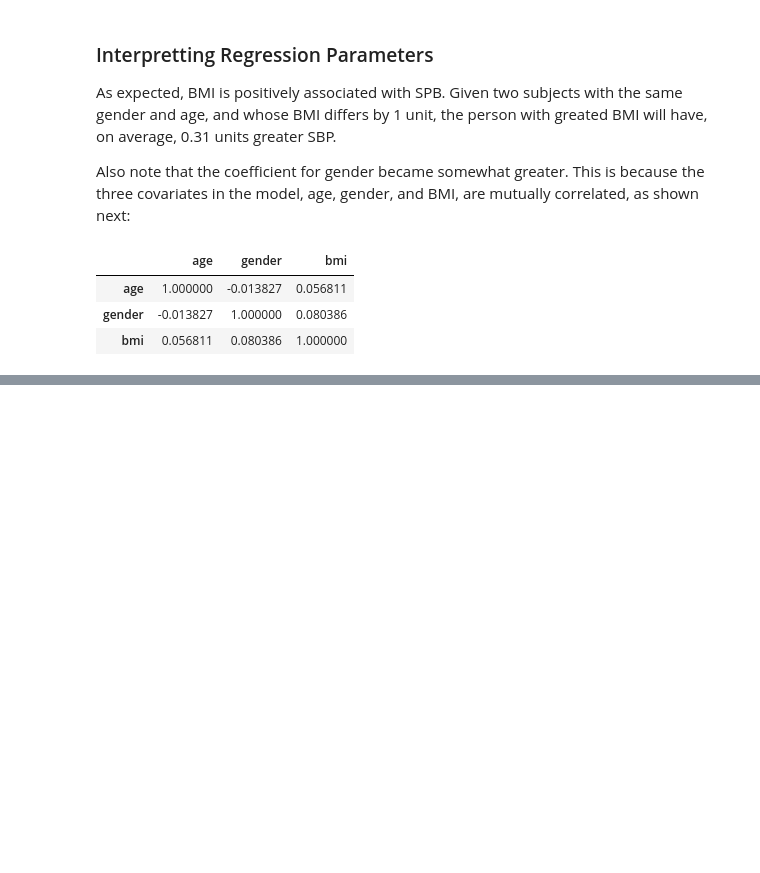
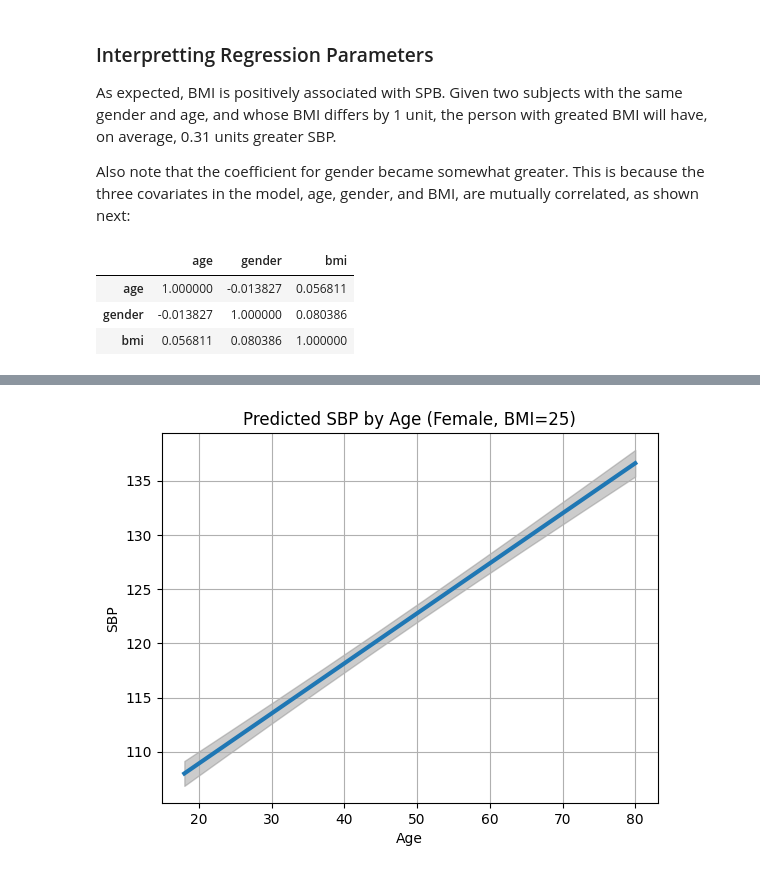
Before and after one commit to ibrahim-kocyigit/kocyigit-dsml, a Jupyter notebook: 03_specializations/01_fitting_statistical_models_to_data_with_python/02_fitting_models_to_independent_data/09_linear_regression_in_python.ipynb, the cells around one changed output, grey strips where cells are left out. Cells and saved outputs as stored; diff of their text form; code cells hidden in the pictures; blank space fills up the shorter version.

```diff
--- a/03_specializations/01_fitting_statistical_models_to_data_with_python/02_fitting_models_to_independent_data/09_linear_regression_in_python.ipynb
+++ b/03_specializations/01_fitting_statistical_models_to_data_with_python/02_fitting_models_to_independent_data/09_linear_regression_in_python.ipynb
@@ -245,0 +252,18 @@ This highlights the importance of considering potential confounders and understa
+# %%
+from statsmodels.sandbox.predict_functional import predict_functional
+
+# Fix non-focus variables at reference values
+values = {"gender_labeled": "Female", "gender": 1, "bmi": 25}
+
+# The returned values are predicted values (pr), the confidence bands (cb), and the function values (fv)
+preds, confidence_bands, function_values = predict_functional(result, "age", values=values, ci_method="simultaneous")
+
+ax = sns.lineplot(x=function_values, y=preds, lw=3)
+ax.grid(True)
+ax.fill_between(function_values, confidence_bands[:,0], confidence_bands[:, 1], color="grey", alpha=0.4)
+ax.set_title("Predicted SBP by Age (Female, BMI=25)")
+ax.set_xlabel("Age")
+ax.set_ylabel("SBP")
+plt.show()
+# %% [output]
+[figure, added]
```
Also changed, not shown: parts of 16 cells of this notebook.
